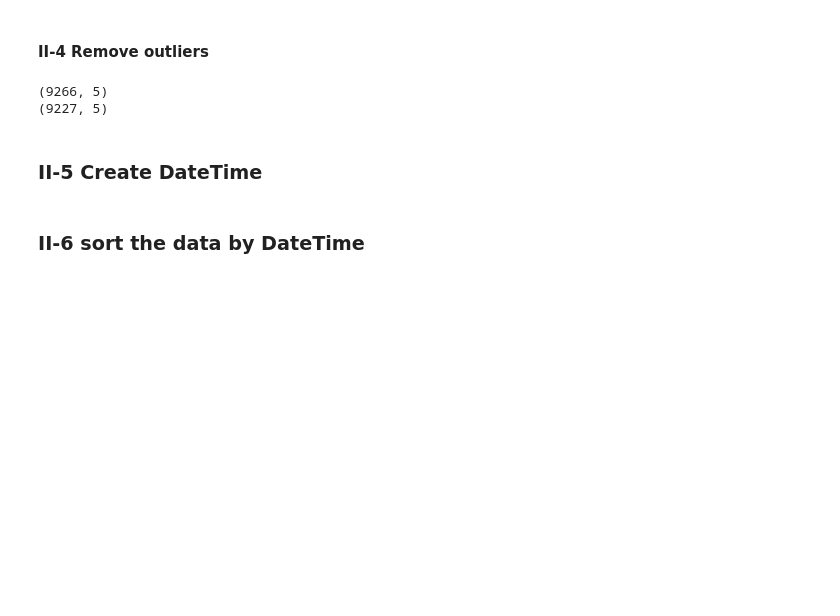
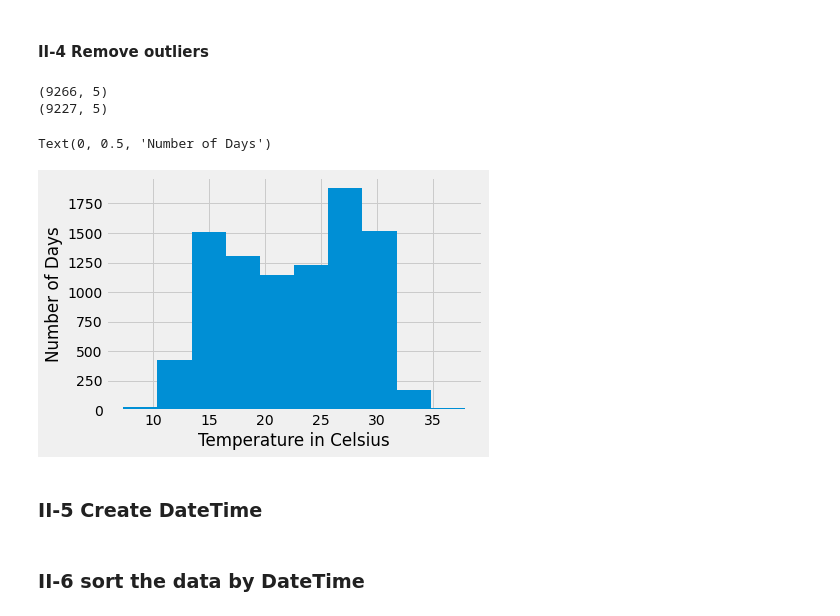
Before and after one commit to tamer017/Cairo-Temperature-forecasting, a Jupyter notebook: time_series_forecasting_with_XGBoost.ipynb, the cells around one changed output. Saved outputs shown, nothing was run; the diff lists cells and outputs as text; code cells hidden in the pictures; blank space fills up the shorter version.

```diff
--- a/time_series_forecasting_with_XGBoost.ipynb
+++ b/time_series_forecasting_with_XGBoost.ipynb
@@ -76,6 +76,13 @@ print(df.shape)
 # %% [output]
 (9266, 5)
 (9227, 5)
+# %%
+df['AvgTemperature'].plot(kind='hist')
+plt.xlabel("Temperature in Celsius")
+plt.ylabel("Number of Days")
+# %% [output]
+Text(0, 0.5, 'Number of Days')
+[figure, added]
 # %% [markdown]
 ### **II-5 Create DateTime**
 # %%
```
